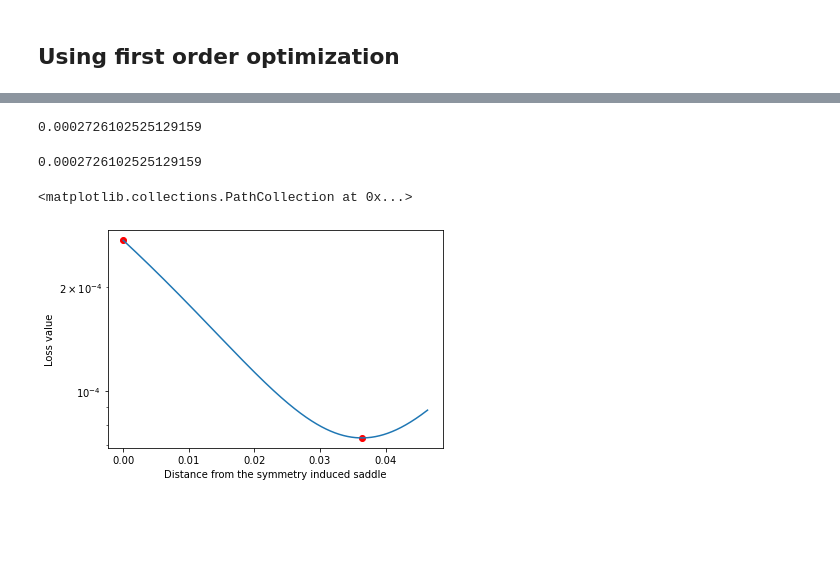
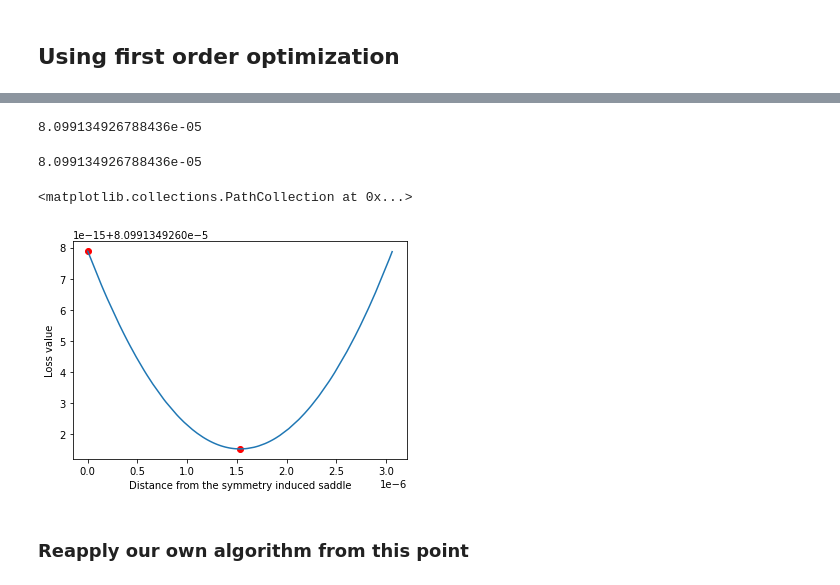
Before and after one commit to theostoican/MastersThesis, a Jupyter notebook: interpret_experiments.ipynb, the cells around one changed output, grey strips where cells are left out. Drawn from its saved outputs; the diff is of its cells as text; code cells hidden in the pictures; blank space fills up the shorter version.

```diff
--- a/interpret_experiments.ipynb
+++ b/interpret_experiments.ipynb
@@ -1114,15 +864,15 @@ Distance to local min: 2.9759376479514335
 # %%
 line_point = closest_saddle
 distances_to_saddle = [0]
-losses_to_min = [loss(closest_saddle)]
+losses_to_min = [jax_loss(closest_saddle)]
 
-print(loss(line_point))
+print(jax_loss(line_point))
 
 while True:
   eps = 1e-4
   line_point = line_point + eps * directional_vector
 
-  loss_val = loss(line_point)
+  loss_val = jax_loss(line_point)
   distances_to_saddle.append(np.linalg.norm(closest_saddle - line_point))
   losses_to_min.append(loss_val)
 
@@ -1166,7 +916,7 @@ def pytorch_regularized_loss(output, target):
 
 def regularized_first_order_train(model, x, y_labels,  N = 10, Ninner = 10 ** 3, Nstart = 10):
   optimizer = torch.optim.SGD(model.parameters(), lr = 0.001)
-  psi = 2
+  psi = 1
 
   loss_vals = []
 
@@ -1183,11 +933,14 @@ def regularized_first_order_train(model, x, y_labels,  N = 10, Ninner = 10 ** 3,
 
       neuron1 = torch.cat((model_params_w_in[idx_neuron1, :], model_params_w_out[:, idx_neuron1]), dim=-1)
       neuron2 = torch.cat((model_params_w_in[idx_neuron2, :], model_params_w_out[:, idx_neuron2]), dim=-1)
+      # neuron1 = model_params_w_in[idx_neuron1, :]
+      # neuron2 = model_params_w_in[idx_neuron2, :]
       # print(neuron1, neuron2)
 
       loss = pytorch_regularized_loss(y, y_labels) + psi * torch.norm(neuron1 - neuron2)
 
       loss_grad = torch.autograd.grad(loss, model.parameters(), retain_graph=True)
+
       loss_tmp.append(loss.item())
       optimizer.zero_grad()
       loss.backward(retain_graph=True)
@@ -1201,6 +954,7 @@ def regularized_first_order_train(model, x, y_labels,  N = 10, Ninner = 10 ** 3,
     for g in loss_grad:
         g_vector = g.contiguous().view(-1) if cnt == 0 else torch.cat([g_vector, g.contiguous().view(-1)])
         cnt = 1
+    # print(g_vector)
     print("Iteration: %d, loss: %s, gradient norm: %s" % (Ninner * i, np.mean(loss_tmp), torch.norm(g_vector)))
 
 #   final_weights = train_second_order(model)
@@ -1213,5 +967,6 @@ def regularized_first_order_train(model, x, y_labels,  N = 10, Ninner = 10 ** 3,
 # %%
 dummy_model = DummyNetwork(D_in, H_student, D_out, torch.DoubleTensor(w_in), torch.DoubleTensor(w_out))
 # %%
-final_weights = regularized_first_order_train(dummy_model, dataset, y_labels)
+final_weights = regularized_first_order_train(dummy_model, torch.DoubleTensor(dataset),
+                                              torch.DoubleTensor(labels))
 # %% [output]
@@ -1261,36 +1034,38 @@ Distance to local min: 0.03638388679587352
 # %%
 line_point = closest_saddle
 distances_to_saddle = [0]
-losses_to_min = [loss(closest_saddle)]
+losses_to_min = [jax_loss(closest_saddle)]
 
-print(loss(line_point))
+print(jax_loss(line_point))
 
 while True:
   eps = 1e-4
   line_point = line_point + eps * directional_vector
 
-  loss_val = loss(line_point)
+  loss_val = jax_loss(line_point)
   distances_to_saddle.append(np.linalg.norm(closest_saddle - line_point))
   losses_to_min.append(loss_val)
 
-  if np.linalg.norm(line_point - closest_saddle) >= 0.01 + np.linalg.norm(local_min - closest_saddle):
+  if np.linalg.norm(line_point - closest_saddle) >= 2 * np.linalg.norm(local_min - closest_saddle):
     break
 # %% [output]
-0.0002726102525129159
+8.099134926788436e-05
 # %%
 plt.plot(distances_to_saddle, losses_to_min)
 print(max(losses_to_min))
 plt.xlabel('Distance from the symmetry induced saddle')
 plt.ylabel('Loss value')
 
 # Mark the position of the closest saddle in the chart.
 plt.scatter(distances_to_saddle[0], losses_to_min[0], color='red')
-plt.yscale('log')
+# plt.yscale('log')
 
 # Mark the position of the local min in the chart.
 local_min_idx = np.argmin(abs(distances_to_saddle - np.linalg.norm(local_min - closest_saddle)))
 plt.scatter(distances_to_saddle[local_min_idx], losses_to_min[local_min_idx], color='red')
 # %% [output]
-0.0002726102525129159
+8.099134926788436e-05
 <matplotlib.collections.PathCollection at 0x...>
-[figure, old version]
+[figure, new version]
+# %% [markdown]
+### Reapply our own algorithm from this point
```
Also changed, not shown: parts of 75 cells of this notebook, 1 other file.
